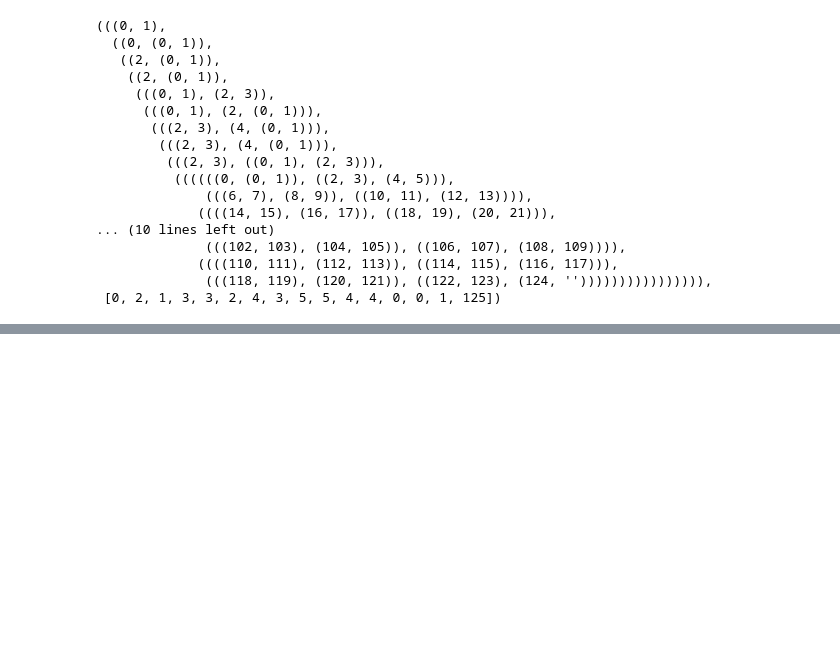
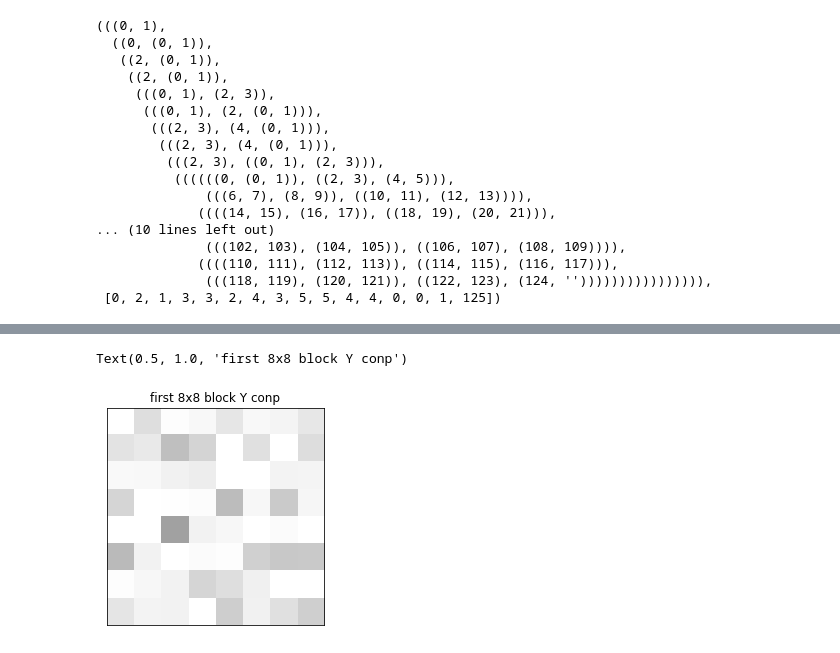
Before and after one commit to arockyu/python_beginner, a Jupyter notebook: jpeg_binary_data_analysis.ipynb, the cells around one changed output, grey strips where cells are left out. Saved outputs shown, nothing was run; the diff lists cells and outputs as text; code cells hidden in the pictures; blank space fills up the shorter version.

```diff
--- a/jpeg_binary_data_analysis.ipynb
+++ b/jpeg_binary_data_analysis.ipynb
@@ -1126,0 +1603,13 @@ def huffman_tree(Length_List,Assign_List=[0,0,0,0,0,0,0,0,0,0,0,0,0,0,0,0]):
+# %%
+import scipy as sp
+import scipy.fftpack as fft
+
+IDCT_Y=fft.idct(fft.idct(DCT_spectrum8x8np,n=8,axis=0,norm='ortho'),n=8,axis=1,norm='ortho')
+# %%
+imgplot = plt.imshow(IDCT_Y,cmap="Greys",vmin=0,vmax=1)  #jpegファイルの描画
+imgplot.axes.set_xticks([]) #x軸の目盛を削除
+imgplot.axes.set_yticks([]) #y軸の目盛を削除
+imgplot.axes.set_title("first 8x8 block Y conp")
+# %% [output]
+Text(0.5, 1.0, 'first 8x8 block Y conp')
+[figure, added]
```
Also changed, not shown: parts of 55 cells of this notebook.
